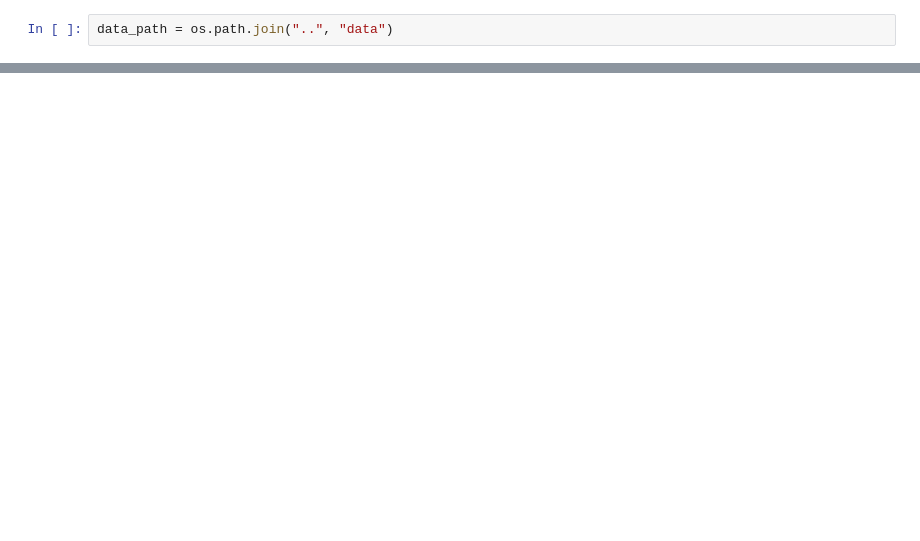
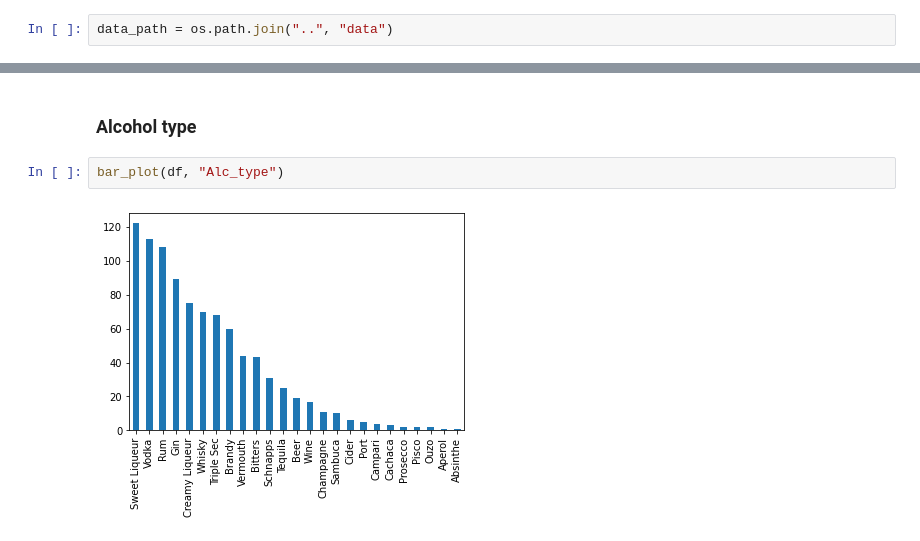
Before and after one commit to EjbejaranosAI/SEL_PW3, a Jupyter notebook: source/experimental.ipynb, the cells around one changed output, grey strips where cells are left out. Cells and saved outputs as stored; diff of their text form; blank space fills up the shorter version.

```diff
--- a/source/experimental.ipynb
+++ b/source/experimental.ipynb
@@ -130,0 +43,6 @@ pprint(ingredient_set)
+# %% [markdown]
+### Alcohol type
+# %%
+bar_plot(df, "Alc_type")
+# %% [output]
+[figure, added]
```
Also changed, not shown: parts of 29 cells of this notebook, 3 other files.
